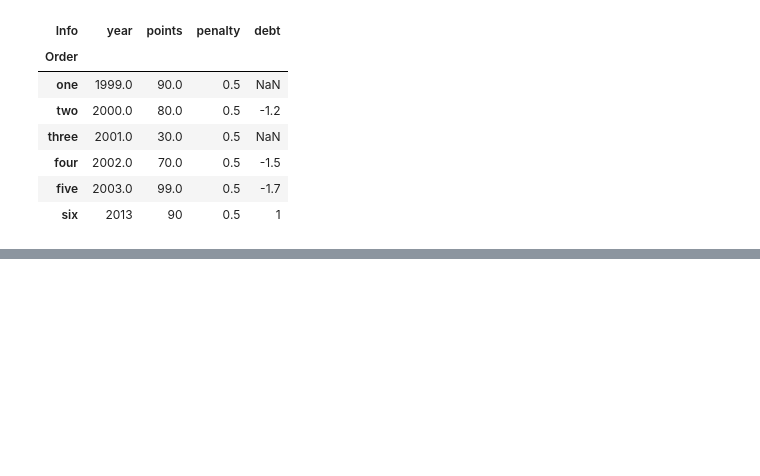
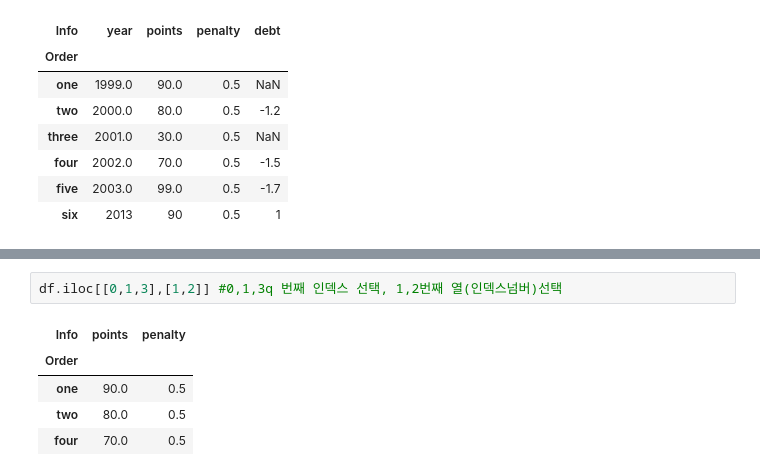
Before and after one commit to jjuhyeok/pandas-python-, a Jupyter notebook: pandas-base.ipynb, the cells around one changed output, grey strips where cells are left out. Saved outputs shown, nothing was run; the diff lists cells and outputs as text; blank space fills up the shorter version.

```diff
--- a/pandas-base.ipynb
+++ b/pandas-base.ipynb
@@ -347,0 +365,8 @@ df
+# %%
+df.iloc[[0,1,3],[1,2]] #0,1,3q 번째 인덱스 선택, 1,2번째 열(인덱스넘버)선택
+# %% [output]
+| Info | points | penalty |
+| Order |  |  |
+| one | 90.0 | 0.5 |
+| two | 80.0 | 0.5 |
+| four | 70.0 | 0.5 |
```
Also changed, not shown: parts of 5 cells of this notebook.
